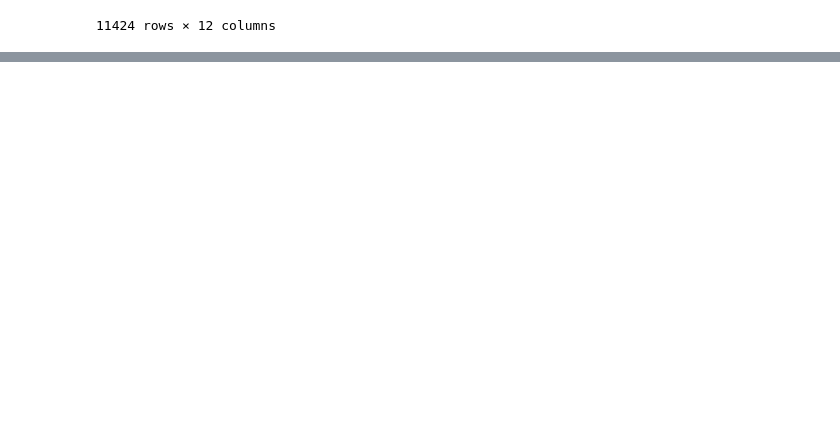
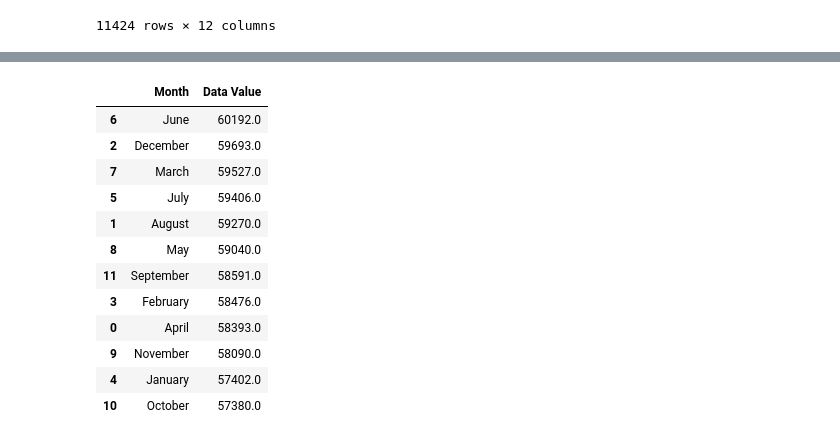
Before and after one commit to dorinajordan22/da14_capstone_2023_cocaine_and_fentanyl_analysis-, a Jupyter notebook: notebooks/2018_2023_cocaine_and_fentanyl_analysis.ipynb, the cells around one changed output, grey strips where cells are left out. Saved outputs shown, nothing was run; the diff lists cells and outputs as text; code cells hidden in the pictures; blank space fills up the shorter version.

```diff
--- a/notebooks/2018_2023_cocaine_and_fentanyl_analysis.ipynb
+++ b/notebooks/2018_2023_cocaine_and_fentanyl_analysis.ipynb
@@ -619,0 +692,23 @@ per_state =
+# %%
+cokedeaths_per_month= (
+    years2018_2023
+    .loc[years2018_2023['Indicator'] == 'Cocaine (T40.5)']
+    .loc[years2018_2023['State Name'] != 'United States']
+    .groupby('Month')['Data Value'].sum().reset_index()
+    .sort_values(by='Data Value',ascending=False)
+)
+cokedeaths_per_month
+# %% [output]
+|  | Month | Data Value |
+| 6 | June | 60192.0 |
+| 2 | December | 59693.0 |
+| 7 | March | 59527.0 |
+| 5 | July | 59406.0 |
+| 1 | August | 59270.0 |
+| 8 | May | 59040.0 |
+| 11 | September | 58591.0 |
+| 3 | February | 58476.0 |
+| 0 | April | 58393.0 |
+| 9 | November | 58090.0 |
+| 4 | January | 57402.0 |
+| 10 | October | 57380.0 |
```
Also changed, not shown: parts of 7 cells of this notebook.
